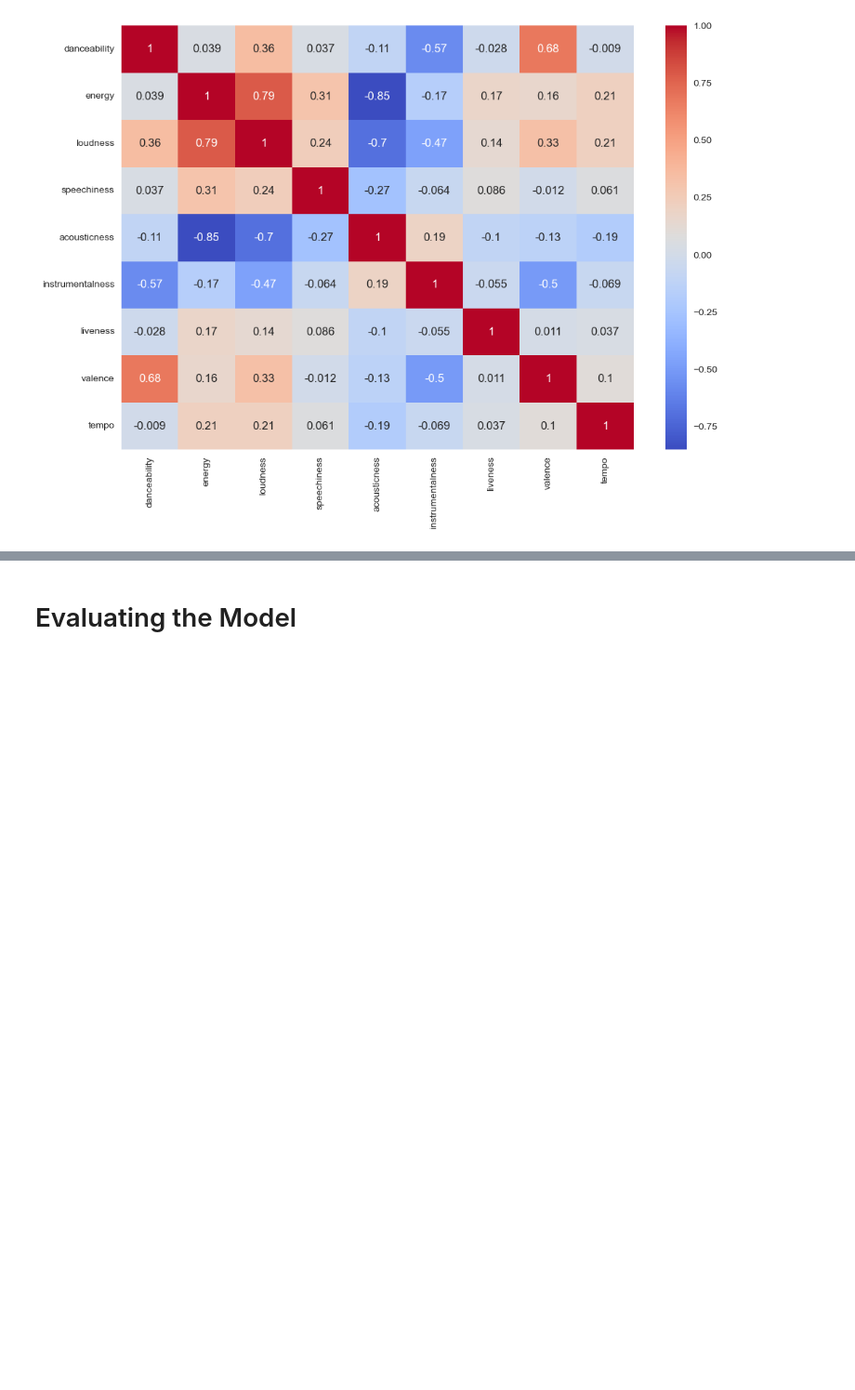
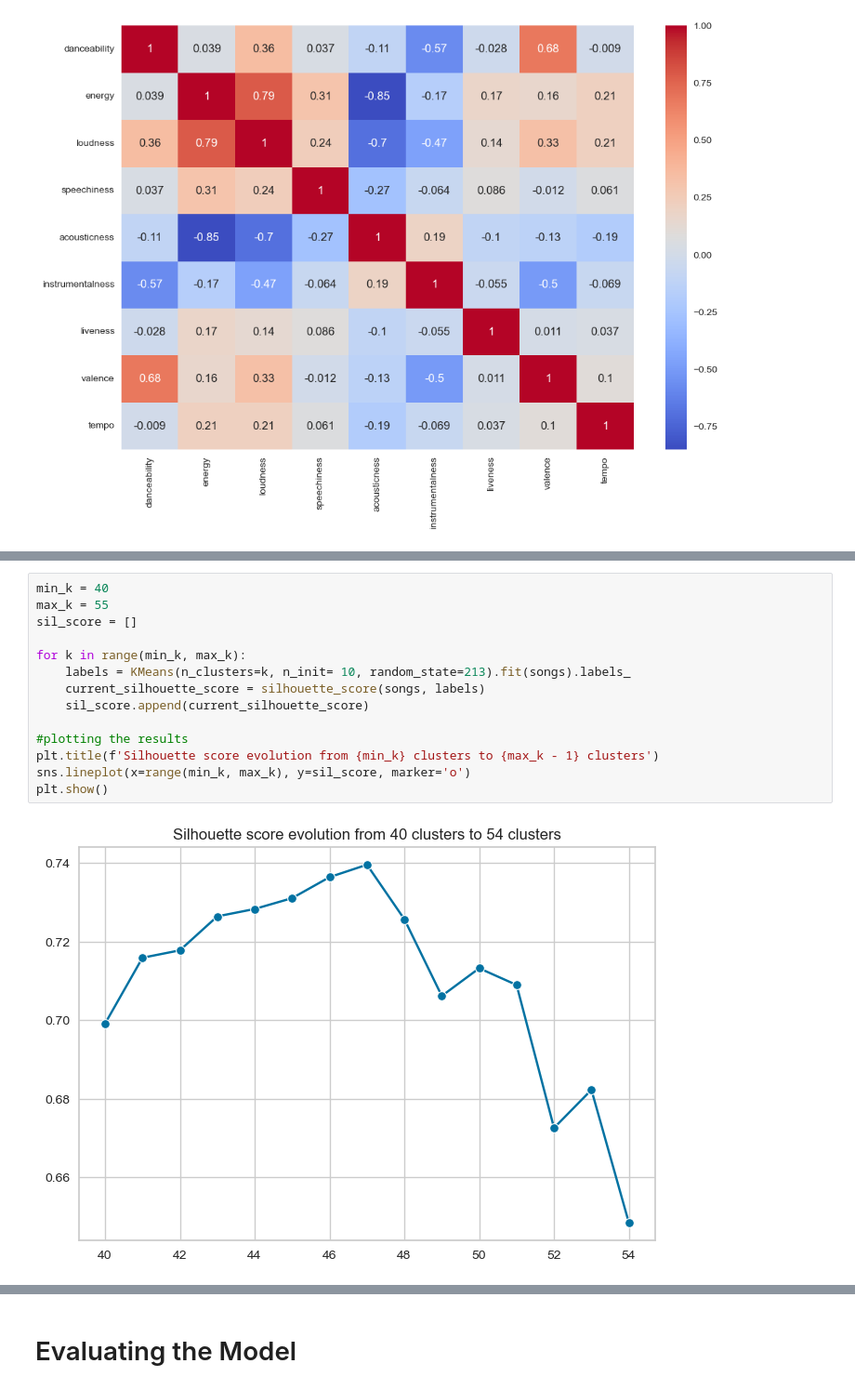
Before and after one commit to MerleSt/SpotifyPlaylistMoosic, a Jupyter notebook: Notebooks/Cluster_Analysis.ipynb, the cells around one changed output, grey strips where cells are left out. Shown at 93% size. Drawn from its saved outputs; the diff is of its cells as text; blank space fills up the shorter version.

```diff
--- a/Notebooks/Cluster_Analysis.ipynb
+++ b/Notebooks/Cluster_Analysis.ipynb
@@ -353,0 +396,16 @@ plt.show()
+# %%
+min_k = 40
+max_k = 55
+sil_score = []
+
+for k in range(min_k, max_k):
+    labels = KMeans(n_clusters=k, n_init= 10, random_state=213).fit(songs).labels_
+    current_silhouette_score = silhouette_score(songs, labels)
+    sil_score.append(current_silhouette_score)
+
+#plotting the results
+plt.title(f'Silhouette score evolution from {min_k} clusters to {max_k - 1} clusters')
+sns.lineplot(x=range(min_k, max_k), y=sil_score, marker='o')
+plt.show()
+# %% [output]
+[figure, added]
```
Also changed, not shown: parts of 61 cells of this notebook, 1 other file.
